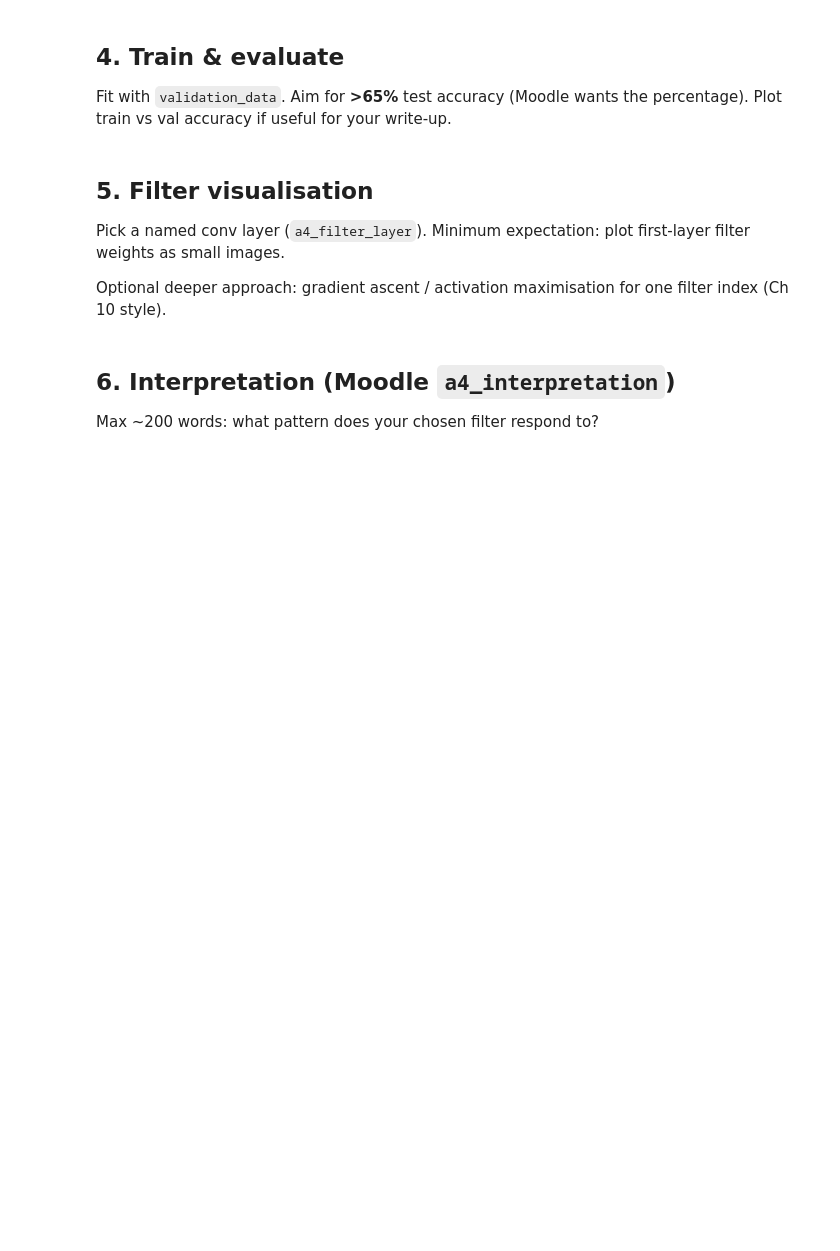
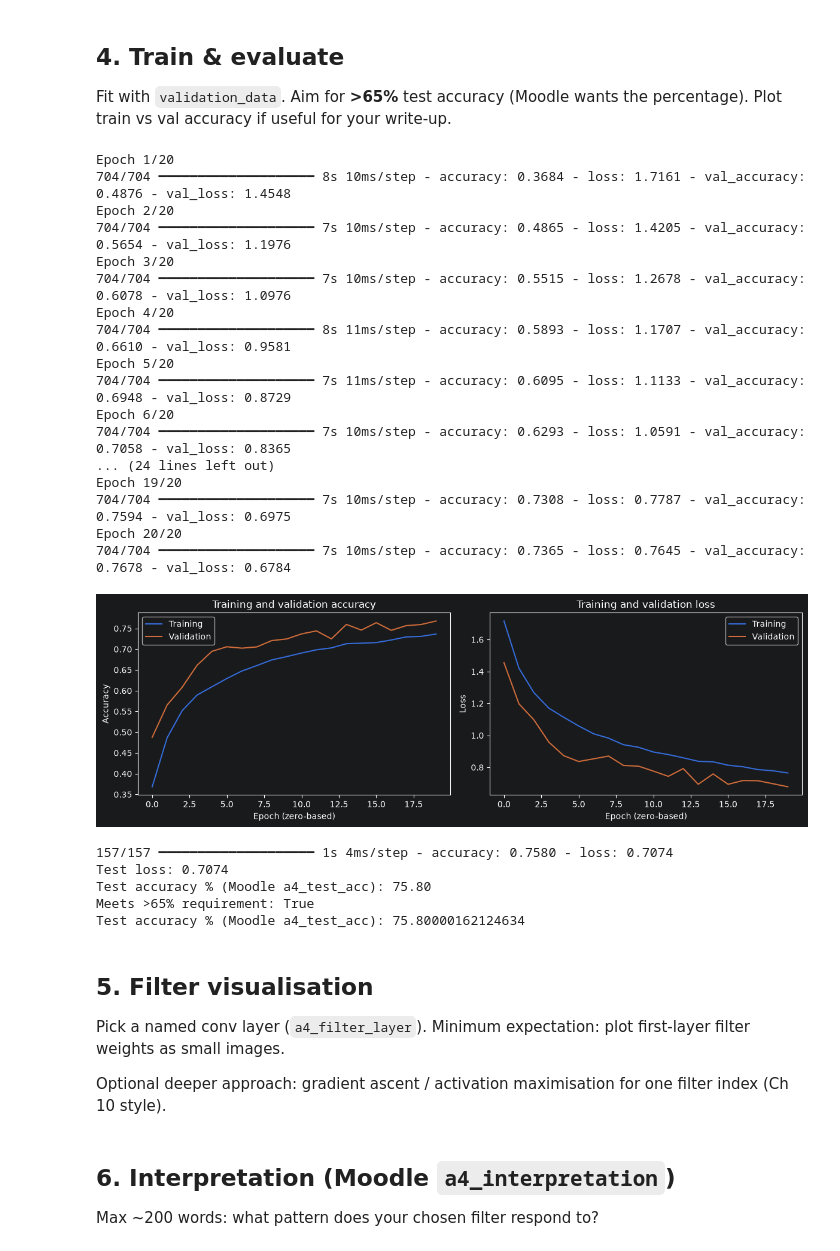
Before and after one commit to Frank-Ping/DATAX504-Yuanhao, a Jupyter notebook: Assignment4/a4_convnet.ipynb, the cells around one changed output. Drawn from its saved outputs; the diff is of its cells as text; code cells hidden in the pictures; blank space fills up the shorter version.

Commit message:
A4: Train ConvNet for 20 epochs and evaluate test accuracy

```diff
--- a/Assignment4/a4_convnet.ipynb
+++ b/Assignment4/a4_convnet.ipynb
@@ -145,17 +205,77 @@ Fit with `validation_data`. Aim for **>65%** test accuracy (Moodle wants the per
 Plot train vs val accuracy if useful for your write-up.
 # %%
 # TODO: fit
-# history = model.fit(
-#     x_train, y_train,
-#     epochs=...,
-#     batch_size=...,
-#     validation_data=(x_val, y_val),
-#     verbose=1,
-# )
+# Train the model using the separate validation set.
+history = model.fit(
+    x_train,
+    y_train,
+    epochs=20,
+    batch_size=64,
+    validation_data=(x_val, y_val),
+    # callbacks=[reduce_lr],
+    shuffle=True,
+    verbose=1,
+)
+
+# Plot training and validation accuracy and loss.
+fig, axes = plt.subplots(1, 2, figsize=(12, 4))
+
+axes[0].plot(history.history["accuracy"], label="Training")
+axes[0].plot(history.history["val_accuracy"], label="Validation")
+axes[0].set_title("Training and validation accuracy")
+axes[0].set_xlabel("Epoch (zero-based)")
+axes[0].set_ylabel("Accuracy")
+axes[0].legend()
+
+axes[1].plot(history.history["loss"], label="Training")
+axes[1].plot(history.history["val_loss"], label="Validation")
+axes[1].set_title("Training and validation loss")
+axes[1].set_xlabel("Epoch (zero-based)")
+axes[1].set_ylabel("Loss")
+axes[1].legend()
+
+plt.tight_layout()
+plt.show()
+
+# Evaluate the selected model once on the test set.
+test_loss, test_acc = model.evaluate(
+    x_test,
+    y_test,
+    batch_size=64,
+    verbose=1,
+)
+
+print(f"Test loss: {test_loss:.4f}")
+print(f"Test accuracy % (Moodle a4_test_acc): {100 * test_acc:.2f}")
+print("Meets >65% requirement:", test_acc > 0.65)
 
 # TODO: evaluate once on the test set
-test_acc = None  # fraction in [0, 1]
 print(f"Test accuracy % (Moodle a4_test_acc): {100 * test_acc if test_acc is not None else None}")
+model.save("a4_convnet.keras")
+# %% [output]
+Epoch 1/20
+704/704 ━━━━━━━━━━━━━━━━━━━━ 8s 10ms/step - accuracy: 0.3684 - loss: 1.7161 - val_accuracy: 0.4876 - val_loss: 1.4548
+Epoch 2/20
+704/704 ━━━━━━━━━━━━━━━━━━━━ 7s 10ms/step - accuracy: 0.4865 - loss: 1.4205 - val_accuracy: 0.5654 - val_loss: 1.1976
+Epoch 3/20
+704/704 ━━━━━━━━━━━━━━━━━━━━ 7s 10ms/step - accuracy: 0.5515 - loss: 1.2678 - val_accuracy: 0.6078 - val_loss: 1.0976
+Epoch 4/20
+704/704 ━━━━━━━━━━━━━━━━━━━━ 8s 11ms/step - accuracy: 0.5893 - loss: 1.1707 - val_accuracy: 0.6610 - val_loss: 0.9581
+Epoch 5/20
+704/704 ━━━━━━━━━━━━━━━━━━━━ 7s 11ms/step - accuracy: 0.6095 - loss: 1.1133 - val_accuracy: 0.6948 - val_loss: 0.8729
+Epoch 6/20
+704/704 ━━━━━━━━━━━━━━━━━━━━ 7s 10ms/step - accuracy: 0.6293 - loss: 1.0591 - val_accuracy: 0.7058 - val_loss: 0.8365
+... (24 lines left out)
+Epoch 19/20
+704/704 ━━━━━━━━━━━━━━━━━━━━ 7s 10ms/step - accuracy: 0.7308 - loss: 0.7787 - val_accuracy: 0.7594 - val_loss: 0.6975
+Epoch 20/20
+704/704 ━━━━━━━━━━━━━━━━━━━━ 7s 10ms/step - accuracy: 0.7365 - loss: 0.7645 - val_accuracy: 0.7678 - val_loss: 0.6784
+[figure, added]
+157/157 ━━━━━━━━━━━━━━━━━━━━ 1s 4ms/step - accuracy: 0.7580 - loss: 0.7074
+Test loss: 0.7074
+Test accuracy % (Moodle a4_test_acc): 75.80
+Meets >65% requirement: True
+Test accuracy % (Moodle a4_test_acc): 75.80000162124634
 # %% [markdown]
 ## 5. Filter visualisation
 
```
Also changed, not shown: parts of 2 cells of this notebook.
